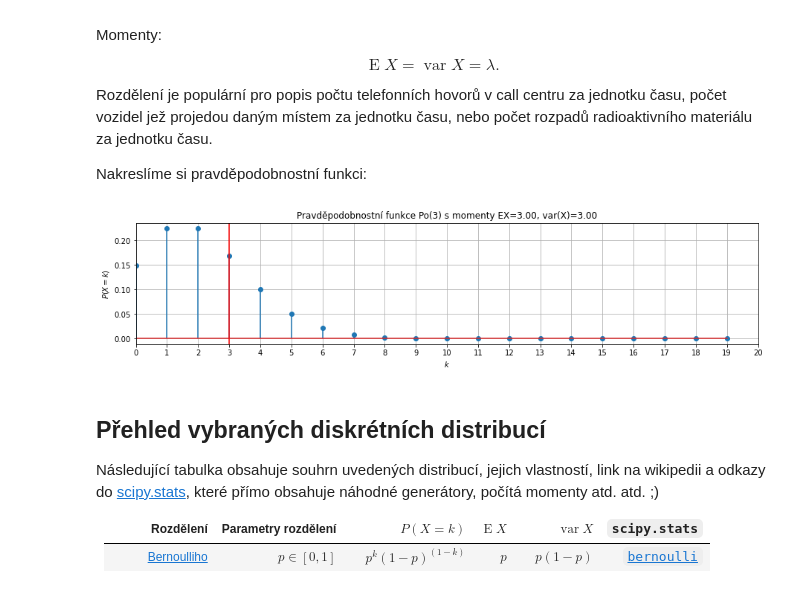
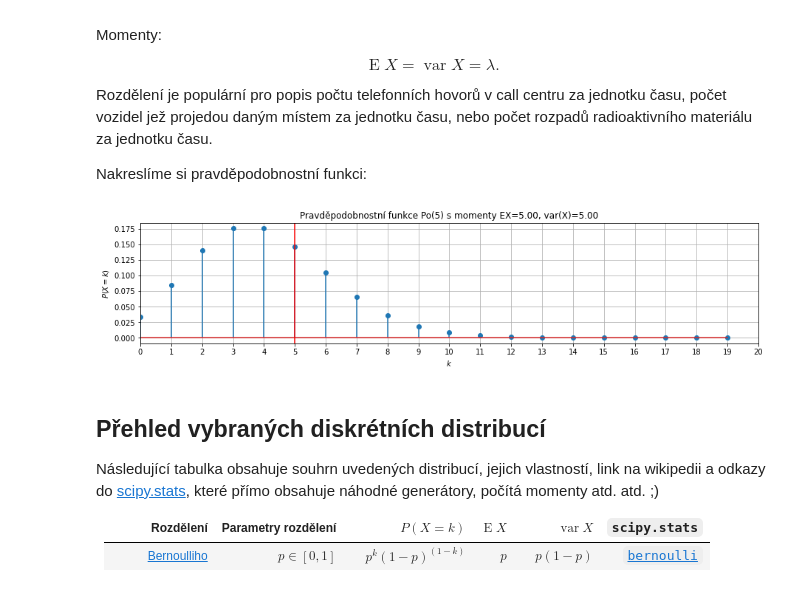
Before and after one commit to kamil-dedecius/mameradipst, a Jupyter notebook: Nahodna_velicina_diskretni.ipynb, the cells around one changed output. Cells and saved outputs as stored; diff of their text form; code cells hidden in the pictures.

```diff
--- a/Nahodna_velicina_diskretni.ipynb
+++ b/Nahodna_velicina_diskretni.ipynb
@@ -423,24 +423,24 @@ Rozdělení je populární pro popis počtu telefonních hovorů v call centru z
 Nakreslíme si pravděpodobnostní funkci:
 # %%
 max_k = 20
-lambd = 3
+lambd = 5
 
 k = np.arange(1, max_k+1)
 P_X_k = lambd**k * np.exp(-lambd) / factorial(k)
 EX = lambd
 varX = lambd
 
 plt.figure(figsize=(15,3))
 plt.stem(P_X_k, use_line_collection=True)
 plt.xlabel(r'$k$'.format(n))
 plt.ylabel(r'$P(X=k)$')
 plt.title('Pravděpodobnostní funkce Po({0}) s momenty EX={1:.2f}, var(X)={2:.2f}'.format(lambd, EX, varX))
 plt.xticks(np.arange(n+1))
 plt.xlim(left=0)
 plt.axvline(EX, 0, 1, color='red')
 plt.show()
 # %% [output]
-[figure, old version]
+[figure, new version]
 # %% [markdown]
 ## Přehled vybraných diskrétních distribucí
 
```
Also changed, not shown: parts of 10 cells of this notebook.
